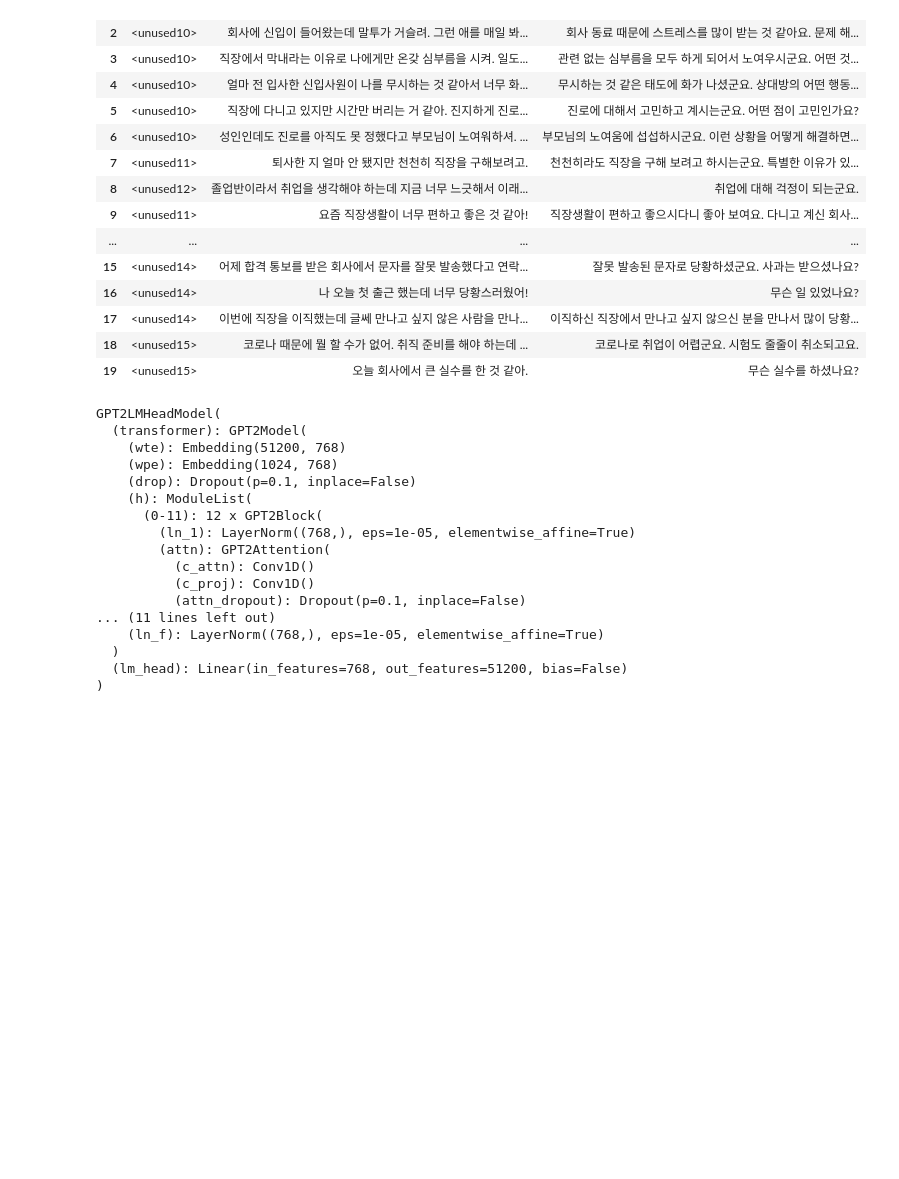
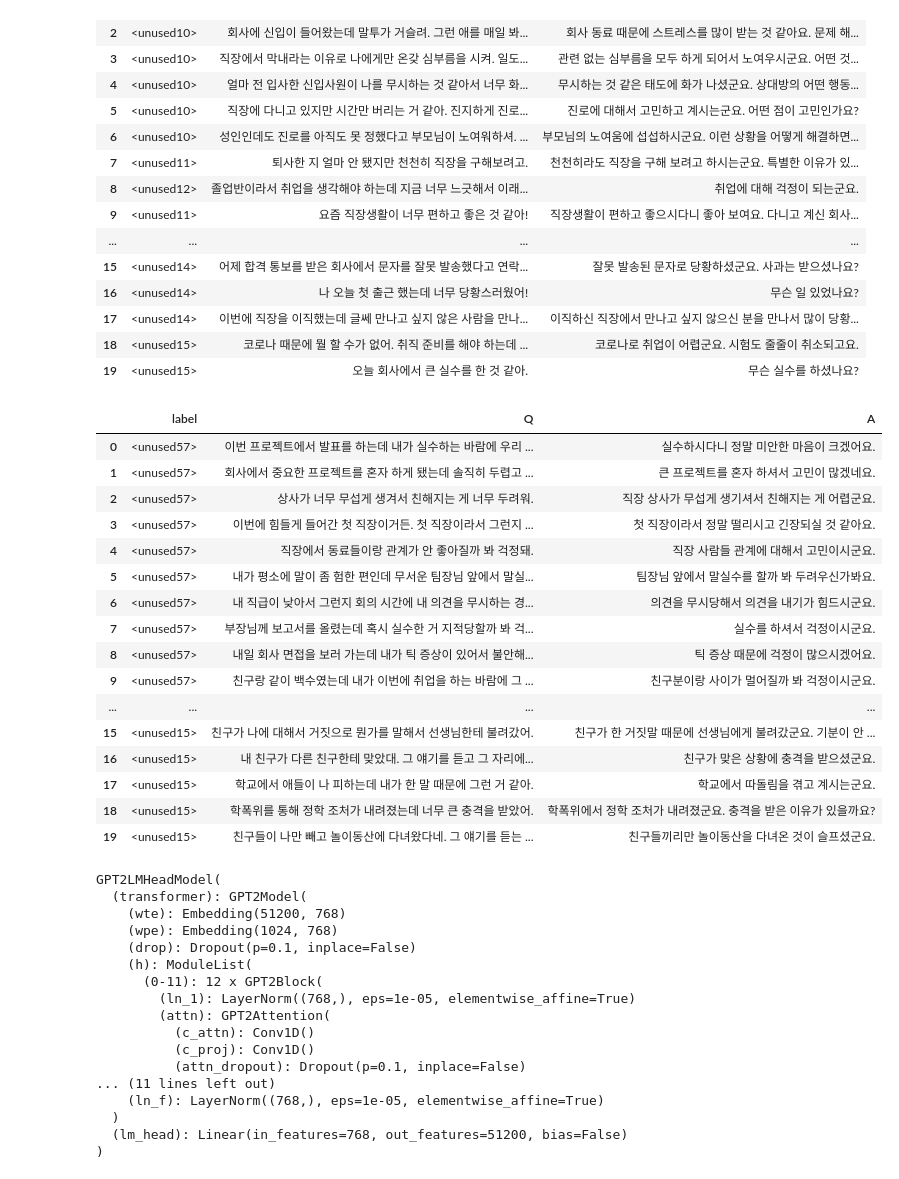
Before and after one commit to hankyuwon/Emotional-Chatbot, a Jupyter notebook: EmotionQ-Answer_Training/Custom_Data/train(label2map).ipynb, the cells around one changed output. Drawn from its saved outputs; the diff is of its cells as text; code cells hidden in the pictures; blank space fills up the shorter version.

```diff
--- a/EmotionQ-Answer_Training/Custom_Data/train(label2map).ipynb
+++ b/EmotionQ-Answer_Training/Custom_Data/train(label2map).ipynb
@@ -92,6 +92,9 @@ emotion2Token_map = {
 # %%
 for i in range(58):
     Chatbot_Data.replace({'label' :i}, emotion2Token_map[i], inplace = True)
+# %%
+for i in range(58):
+    Chatbot_Data_validation.replace({'label' :i}, emotion2Token_map[i], inplace = True)
 # %%
 Chatbot_Data.head(20)
 # %% [output]
@@ -112,6 +115,26 @@ Chatbot_Data.head(20)
 | 17 | <unused14> | 이번에 직장을 이직했는데 글쎄 만나고 싶지 않은 사람을 만나... | 이직하신 직장에서 만나고 싶지 않으신 분을 만나서 많이 당황... |
 | 18 | <unused15> | 코로나 때문에 뭘 할 수가 없어. 취직 준비를 해야 하는데 ... | 코로나로 취업이 어렵군요. 시험도 줄줄이 취소되고요. |
 | 19 | <unused15> | 오늘 회사에서 큰 실수를 한 것 같아. | 무슨 실수를 하셨나요? |
+# %%
+Chatbot_Data_validation.head(20)
+# %% [output]
+|  | label | Q | A |
+| 0 | <unused57> | 이번 프로젝트에서 발표를 하는데 내가 실수하는 바람에 우리 ... | 실수하시다니 정말 미안한 마음이 크겠어요. |
+| 1 | <unused57> | 회사에서 중요한 프로젝트를 혼자 하게 됐는데 솔직히 두렵고 ... | 큰 프로젝트를 혼자 하셔서 고민이 많겠네요. |
+| 2 | <unused57> | 상사가 너무 무섭게 생겨서 친해지는 게 너무 두려워. | 직장 상사가 무섭게 생기셔서 친해지는 게 어렵군요. |
+| 3 | <unused57> | 이번에 힘들게 들어간 첫 직장이거든. 첫 직장이라서 그런지 ... | 첫 직장이라서 정말 떨리시고 긴장되실 것 같아요. |
+| 4 | <unused57> | 직장에서 동료들이랑 관계가 안 좋아질까 봐 걱정돼. | 직장 사람들 관계에 대해서 고민이시군요. |
+| 5 | <unused57> | 내가 평소에 말이 좀 험한 편인데 무서운 팀장님 앞에서 말실... | 팀장님 앞에서 말실수를 할까 봐 두려우신가봐요. |
+| 6 | <unused57> | 내 직급이 낮아서 그런지 회의 시간에 내 의견을 무시하는 경... | 의견을 무시당해서 의견을 내기가 힘드시군요. |
+| 7 | <unused57> | 부장님께 보고서를 올렸는데 혹시 실수한 거 지적당할까 봐 걱... | 실수를 하셔서 걱정이시군요. |
+| 8 | <unused57> | 내일 회사 면접을 보러 가는데 내가 틱 증상이 있어서 불안해... | 틱 증상 때문에 걱정이 많으시겠어요. |
+| 9 | <unused57> | 친구랑 같이 백수였는데 내가 이번에 취업을 하는 바람에 그 ... | 친구분이랑 사이가 멀어질까 봐 걱정이시군요. |
+| ... | ... | ... | ... |
+| 15 | <unused15> | 친구가 나에 대해서 거짓으로 뭔가를 말해서 선생님한테 불려갔어. | 친구가 한 거짓말 때문에 선생님에게 불려갔군요. 기분이 안 ... |
+| 16 | <unused15> | 내 친구가 다른 친구한테 맞았대. 그 얘기를 듣고 그 자리에... | 친구가 맞은 상황에 충격을 받으셨군요. |
+| 17 | <unused15> | 학교에서 애들이 나 피하는데 내가 한 말 때문에 그런 거 같아. | 학교에서 따돌림을 겪고 계시는군요. |
+| 18 | <unused15> | 학폭위를 통해 정학 조처가 내려졌는데 너무 큰 충격을 받았어. | 학폭위에서 정학 조처가 내려졌군요. 충격을 받은 이유가 있을까요? |
+| 19 | <unused15> | 친구들이 나만 빼고 놀이동산에 다녀왔다네. 그 얘기를 듣는 ... | 친구들끼리만 놀이동산을 다녀온 것이 슬프셨군요. |
 # %%
 class ChatbotDataset(Dataset):
     def __init__(self, chats, max_len=40):  # 데이터셋의 전처리를 해주는 부분
```
Also changed, not shown: parts of 2 cells of this notebook, 3 other files.
